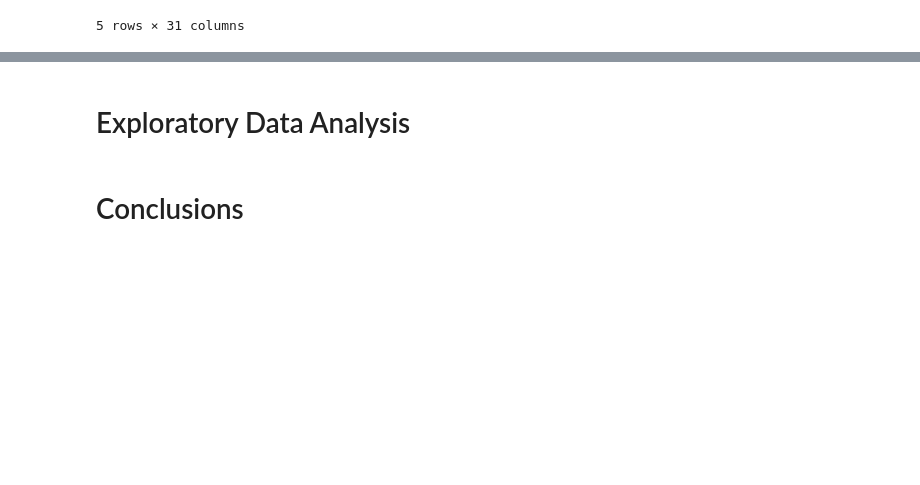
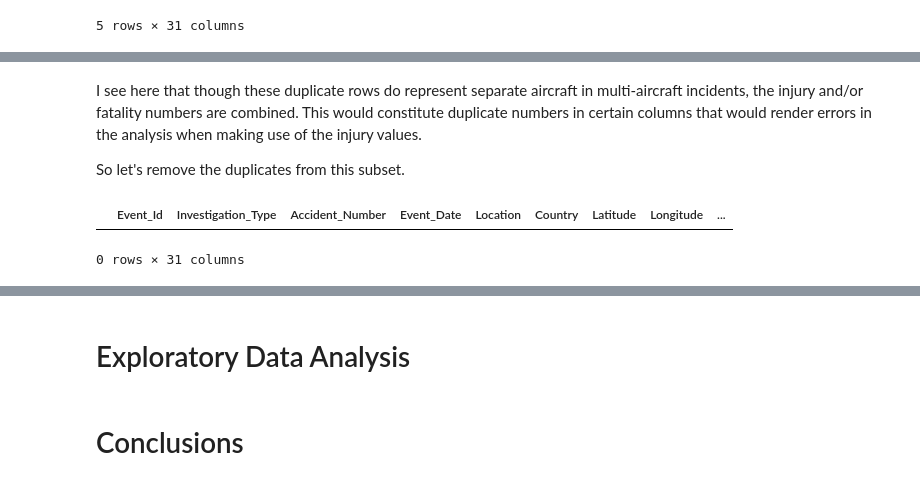
Before and after one commit to joeycello1/Phase1_project, a Jupyter notebook: Phase1_project.ipynb, the cells around one changed output, grey strips where cells are left out. Saved outputs shown, nothing was run; the diff lists cells and outputs as text; code cells hidden in the pictures; blank space fills up the shorter version.

```diff
--- a/Phase1_project.ipynb
+++ b/Phase1_project.ipynb
@@ -55,0 +94,12 @@ df.head()
+# %% [markdown]
+I see here that though these duplicate rows do represent separate aircraft in multi-aircraft incidents, the injury and/or fatality numbers are combined. This would constitute duplicate numbers in certain columns that would render errors in the analysis when making use of the injury values.
+
+So let's remove the duplicates from this subset.
+# %%
+df = df.drop_duplicates(subset=['Event_Id'], keep='first')
+
+# Double check to make sure duplicates have been removed
+df[df.duplicated(subset=['Event_Id'], keep=False)]
+# %% [output]
+|  | Event_Id | Investigation_Type | Accident_Number | Event_Date | Location | Country | Latitude | Longitude | ... |
+0 rows × 31 columns
```
Also changed, not shown: parts of 9 cells of this notebook.
